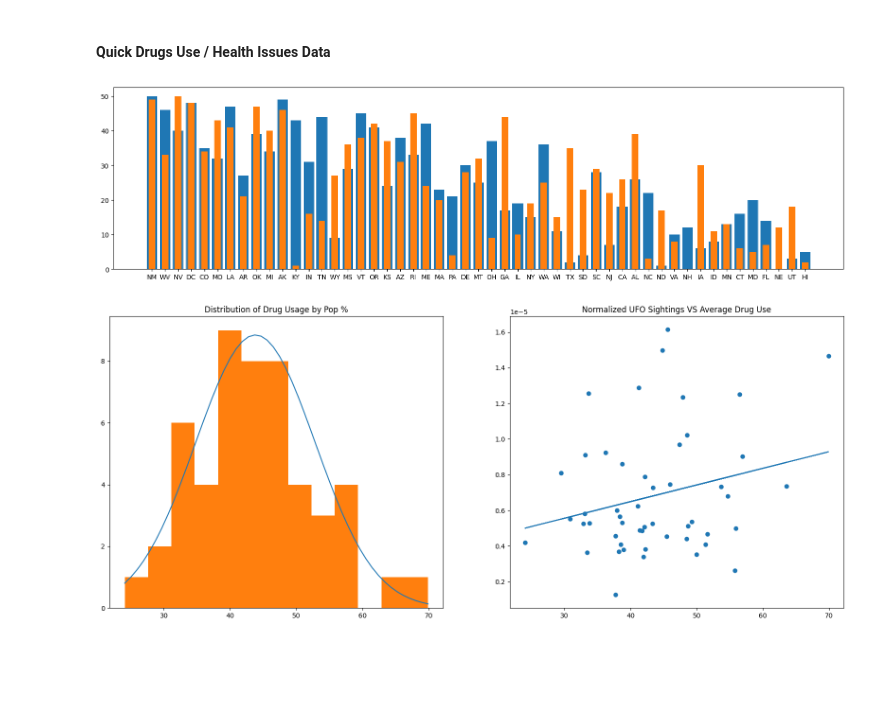
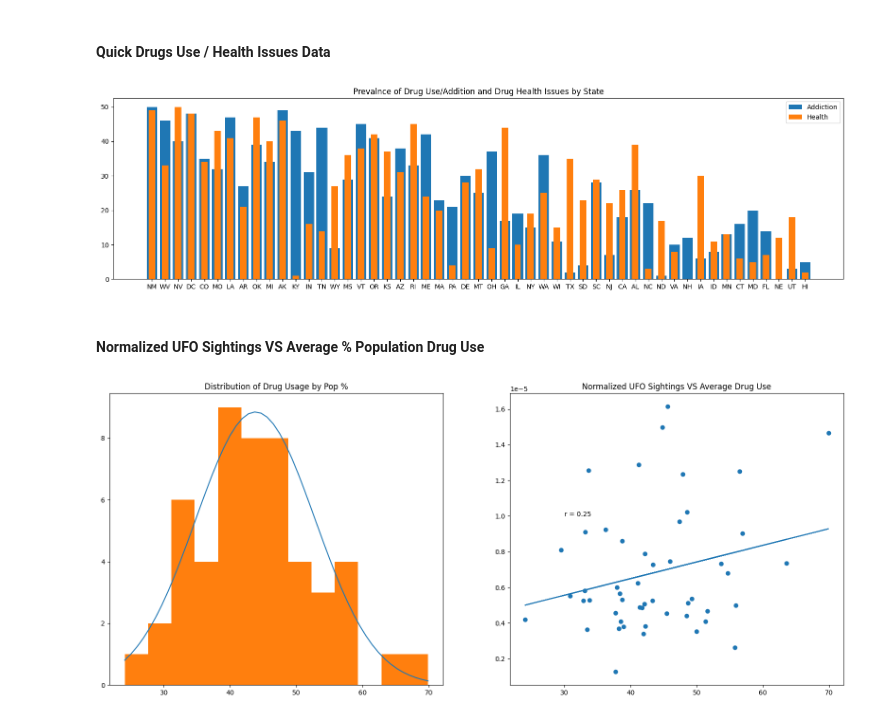
Before and after one commit to codycosta/ENGR201, a Jupyter notebook: weeks-9-10-final-project/project.ipynb, the cells around one changed output. Drawn from its saved outputs; the diff is of its cells as text; code cells hidden in the pictures; blank space fills up the shorter version.

Commit message:
added correlations to scatter plots, reformatted intelligence plots

```diff
--- a/weeks-9-10-final-project/project.ipynb
+++ b/weeks-9-10-final-project/project.ipynb
@@ -247,21 +273,25 @@ drug_data.shape
 # %%
 plt.figure(figsize=[20, 5])
 plt.bar(drug_data['State Abbreviation'], 51 - drug_data['Drug Use & Addiction Rank'])
 plt.bar(drug_data['State Abbreviation'], 51 - drug_data['Drug Health Issues & Rehab Rank'], width=0.5)
+plt.title('Prevalnce of Drug Use/Addition and Drug Health Issues by State')
+plt.legend(['Addiction', 'Health'])
 plt.show()
 # %% [output]
-[figure, old version]
+[figure, new version]
+# %% [markdown]
+#### Normalized UFO Sightings VS Average % Population Drug Use
 # %%
 # data for plots
 
 x = np.linspace(np.min(drug_data['Total Score']), np.max(drug_data['Total Score']))
-drug_scores = []
+drug_scores = np.array([])
 
 for idx, state in enumerate(pop['State Abbreviation']):
+    row = drug_data['State Abbreviation'] == state
+    drug_scores = np.append(drug_scores, drug_data[row]['Total Score'])
 
-    row = drug_data['State Abbreviation'] == state
-    drug_scores.append(drug_data[row]['Total Score'])
-
+r = stats.pearsonr(drug_scores, sights)[0]
 
 # plots
 
@@ -273,20 +303,14 @@ ax[0].set_title('Distribution of Drug Usage by Pop %')
 
 ax[1].scatter(drug_scores, normalized_ufo_sightings)
 ax[1].set_title('Normalized UFO Sightings VS Average Drug Use')
+ax[1].text(30, 1.0e-5, f'r = {np.round(r, 2)}')
 
 
 # linear regression
 
-scores = np.array([])
-sights = np.array([])
-
-for idx in range(50):
-    scores = np.append(scores, np.array(drug_scores)[idx][0])
-    sights = np.append(sights, normalized_ufo_sightings[idx])
-
-m, b = np.polyfit(scores, sights, 1)
-ax[1].plot(scores, m * scores + b)
+m, b = np.polyfit(drug_scores, sights, 1)
+ax[1].plot(drug_scores, m * drug_scores + b)
 
 plt.show()
 # %% [output]
-[figure, old version]
+[figure, new version]
```
Also changed, not shown: parts of 7 cells of this notebook.
